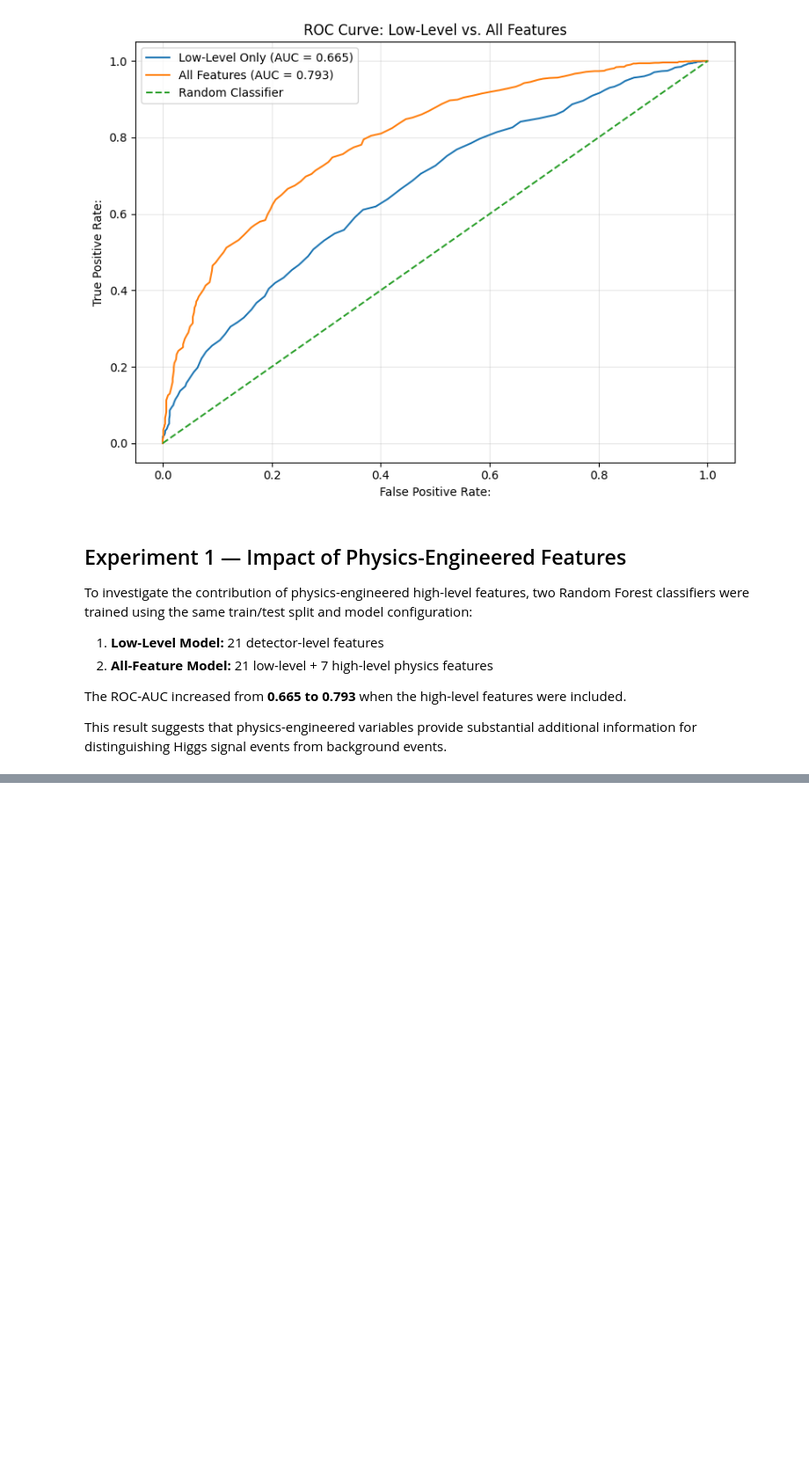
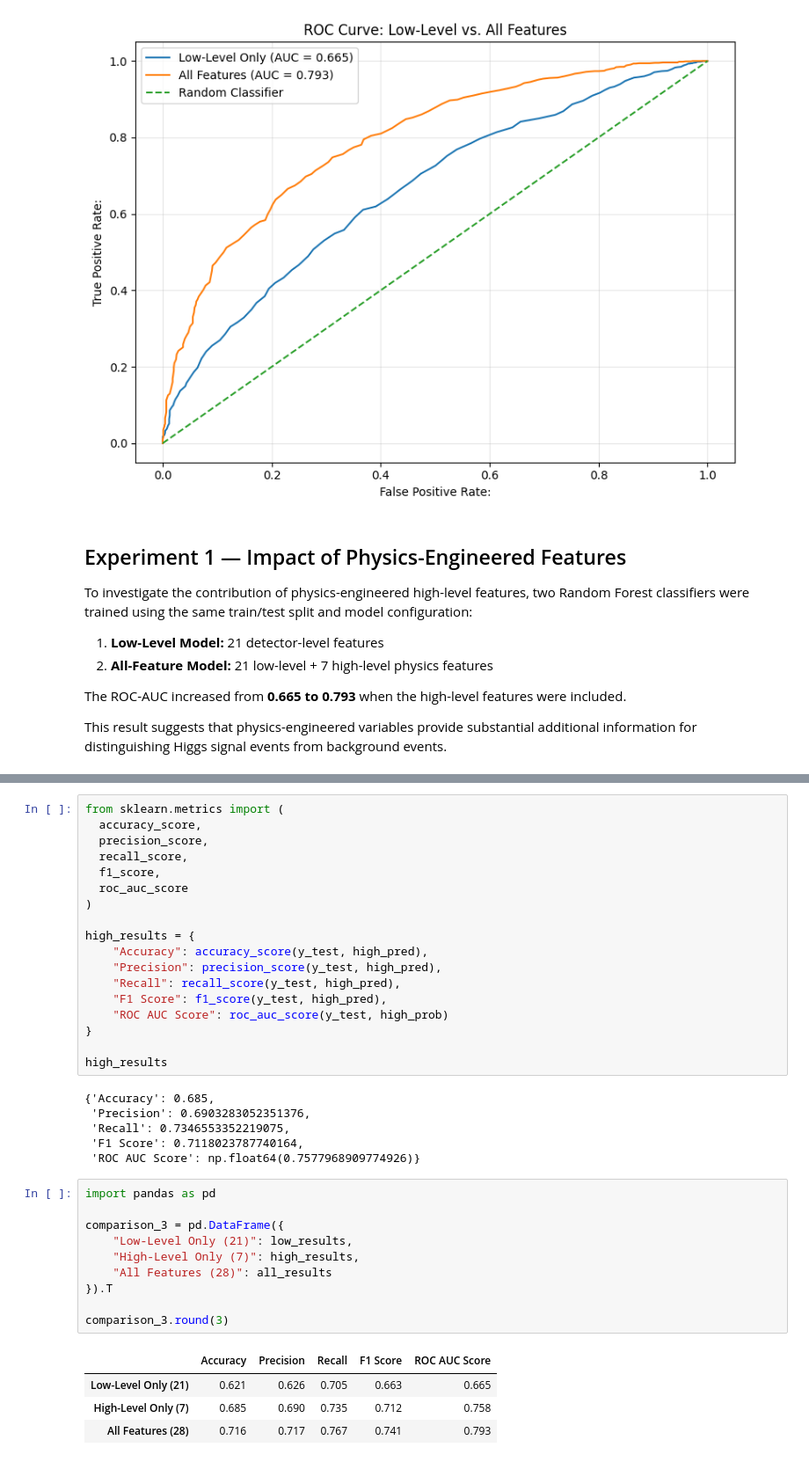
Before and after one commit to numericalmind/signalscope-ai, a Jupyter notebook: 01_baseline_model.ipynb, the cells around one changed output, grey strips where cells are left out. Shown at 88% size. Cells and saved outputs as stored; diff of their text form; blank space fills up the shorter version.

```diff
--- a/01_baseline_model.ipynb
+++ b/01_baseline_model.ipynb
@@ -527,0 +559,39 @@ background events.
+# %%
+from sklearn.metrics import (
+  accuracy_score,
+  precision_score,
+  recall_score,
+  f1_score,
+  roc_auc_score
+)
+
+high_results = {
+    "Accuracy": accuracy_score(y_test, high_pred),
+    "Precision": precision_score(y_test, high_pred),
+    "Recall": recall_score(y_test, high_pred),
+    "F1 Score": f1_score(y_test, high_pred),
+    "ROC AUC Score": roc_auc_score(y_test, high_prob)
+}
+
+high_results
+# %% [output]
+{'Accuracy': 0.685,
+ 'Precision': 0.6903283052351376,
+ 'Recall': 0.7346553352219075,
+ 'F1 Score': 0.7118023787740164,
+ 'ROC AUC Score': np.float64(0.7577968909774926)}
+# %%
+import pandas as pd
+
+comparison_3 = pd.DataFrame({
+    "Low-Level Only (21)": low_results,
+    "High-Level Only (7)": high_results,
+    "All Features (28)": all_results
+}).T
+
+comparison_3.round(3)
+# %% [output]
+|  | Accuracy | Precision | Recall | F1 Score | ROC AUC Score |
+| Low-Level Only (21) | 0.621 | 0.626 | 0.705 | 0.663 | 0.665 |
+| High-Level Only (7) | 0.685 | 0.690 | 0.735 | 0.712 | 0.758 |
+| All Features (28) | 0.716 | 0.717 | 0.767 | 0.741 | 0.793 |
```
Also changed, not shown: parts of 5 cells of this notebook.
